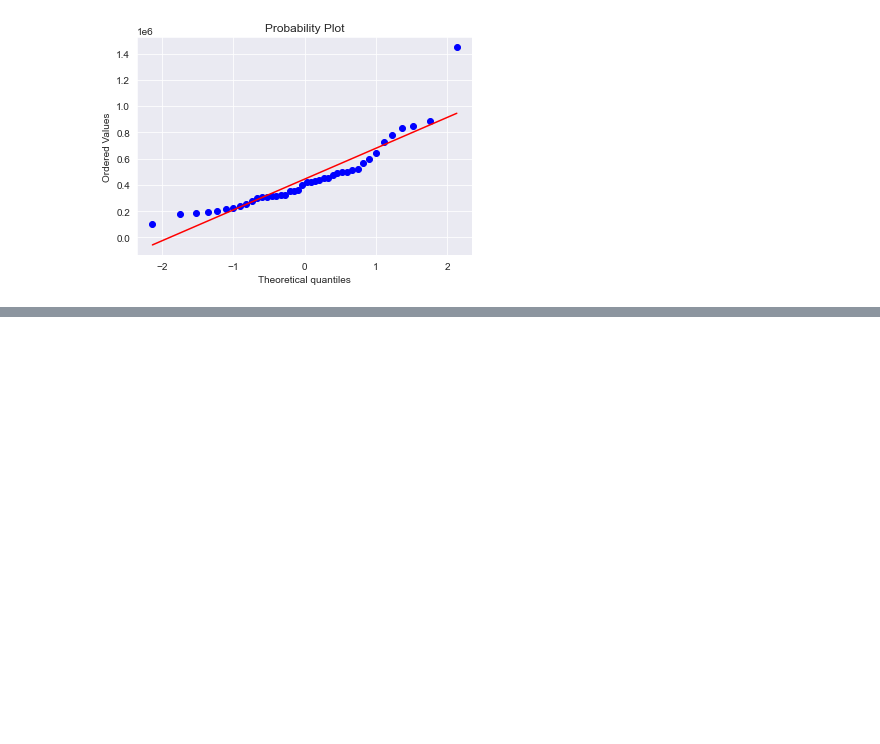
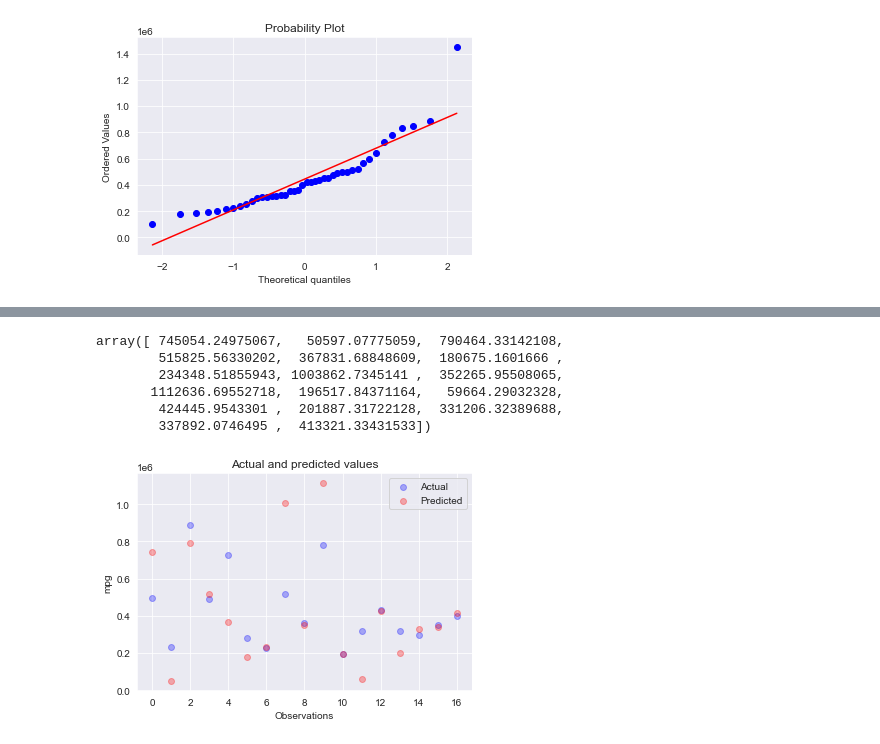
Before and after one commit to marcusdjr/orlando-housing, a Jupyter notebook: models.ipynb, the cells around one changed output, grey strips where cells are left out. Drawn from its saved outputs; the diff is of its cells as text; code cells hidden in the pictures; blank space fills up the shorter version.

```diff
--- a/models.ipynb
+++ b/models.ipynb
@@ -142,0 +170,23 @@ plt.show()
+# %%
+predictions
+# %% [output]
+array([ 745054.24975067,   50597.07775059,  790464.33142108,
+        515825.56330202,  367831.68848609,  180675.1601666 ,
+        234348.51855943, 1003862.7345141 ,  352265.95508065,
+       1112636.69552718,  196517.84371164,   59664.29032328,
+        424445.9543301 ,  201887.31722128,  331206.32389688,
+        337892.0746495 ,  413321.33431533])
+# %%
+import matplotlib.pyplot as plt
+_, ax = plt.subplots()
+
+ax.scatter(x = range(0, y_test.size), y=y_test, c = 'blue', label = 'Actual', alpha = 0.3)
+ax.scatter(x = range(0, predictions.size), y=predictions, c = 'red', label = 'Predicted', alpha = 0.3)
+
+plt.title('Actual and predicted values')
+plt.xlabel('Observations')
+plt.ylabel('mpg')
+plt.legend()
+plt.show()
+# %% [output]
+[figure, added]
```
Also changed, not shown: parts of 13 cells of this notebook.
